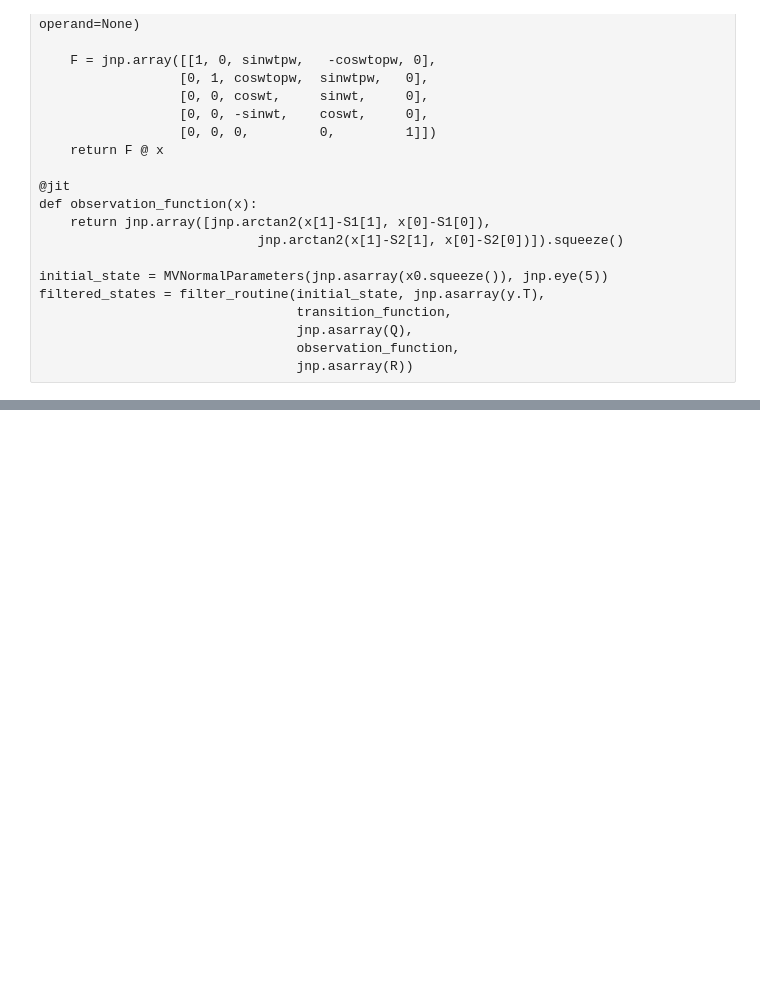
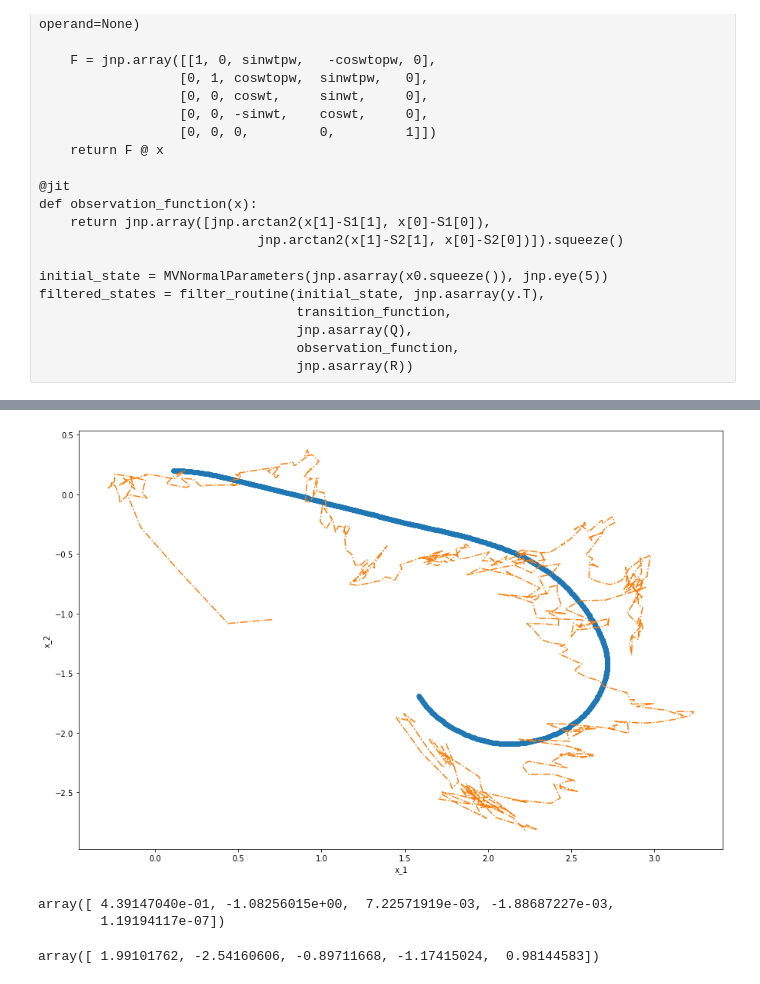
Before and after one commit to EEA-sensors/parallel-non-linear-gaussian-smoothers, a Jupyter notebook: parEKFS/ParallelEKFS.ipynb, the cells around one changed output, grey strips where cells are left out. Saved outputs shown, nothing was run; the diff lists cells and outputs as text; code cells hidden in the pictures; blank space fills up the shorter version.

```diff
--- a/parEKFS/ParallelEKFS.ipynb
+++ b/parEKFS/ParallelEKFS.ipynb
@@ -222,0 +257,17 @@ b=plt.ylabel('x_2')
+# %%
+plt.figure(figsize=(15,10))
+plt.plot(X[0,:],X[1,:],'o',
+         ekfs_m_ps[0,:], ekfs_m_ps[1,:],'-.',)
+a=plt.xlabel('x_1')
+b=plt.ylabel('x_2')
+# %% [output]
+[figure, added]
+# %%
+ekfs_m_ps[:, 1]
+# %% [output]
+array([ 4.39147040e-01, -1.08256015e+00,  7.22571919e-03, -1.88687227e-03,
+        1.19194117e-07])
+# %%
+ekfs_m_ps[:, -25]
+# %% [output]
+array([ 1.99101762, -2.54160606, -0.89711668, -1.17415024,  0.98144583])
```
Also changed, not shown: parts of 12 cells of this notebook, 8 other files.
